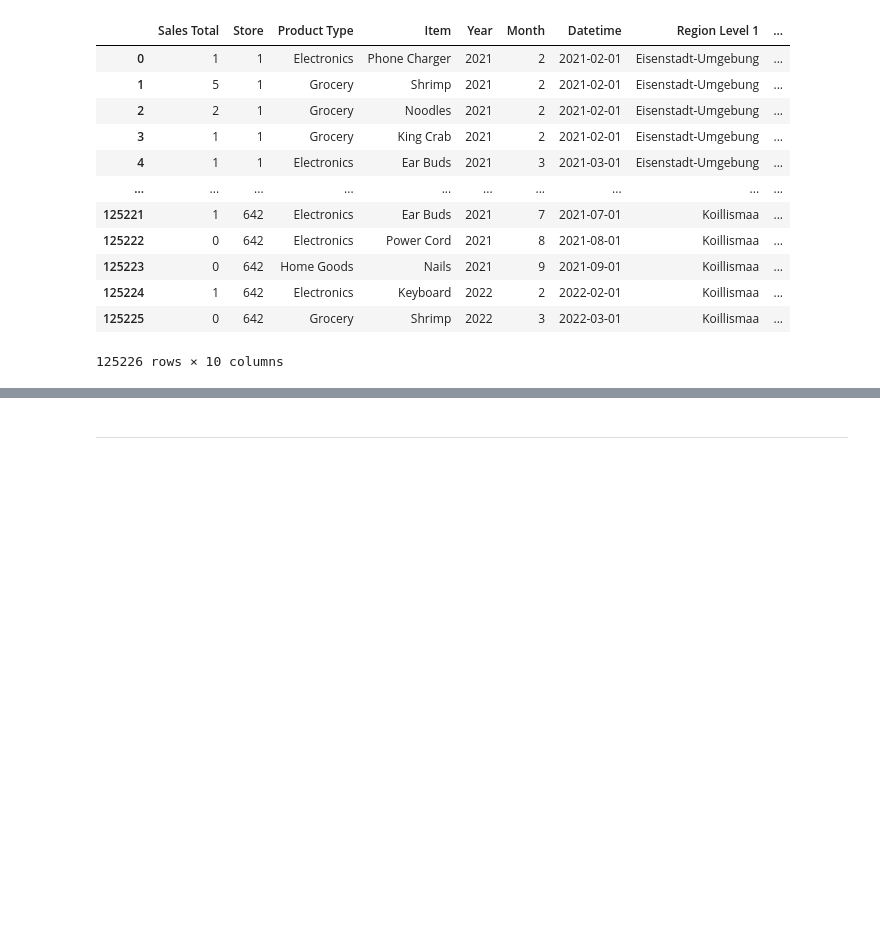
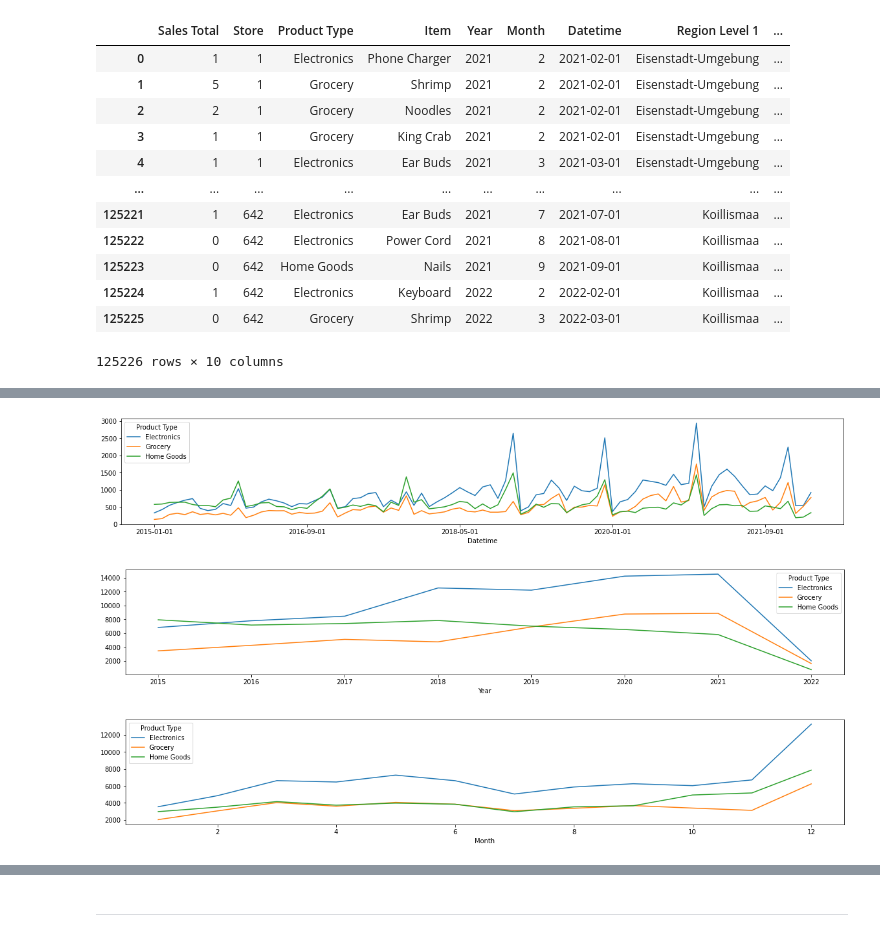
Before and after one commit to minji-o-j/Data-Science-Project, a Jupyter notebook: EDA.ipynb, the cells around one changed output, grey strips where cells are left out. Drawn from its saved outputs; the diff is of its cells as text; code cells hidden in the pictures; blank space fills up the shorter version.

Commit message:
add: retail, industry crosstab chart

```diff
--- a/EDA.ipynb
+++ b/EDA.ipynb
@@ -360,0 +381,6 @@ retail_data
+# %%
+# retail_data_to_total_df.to_csv(f"{file_path}retail_data_to_total_df.csv", index=False)
+retail_data_to_total_df = pd.read_csv(f"{file_path}retail_data_to_total_df.csv")
+# %%
+retail_date_product_type = pd.crosstab(retail_data_to_total_df['Datetime'],retail_data_to_total_df['Product Type'])#,margins=True)
+retail_date_product_type
@@ -360,0 +402,8 @@ retail_data
+# %%
+retail_date_product_type.plot(figsize=(20,3))
+pd.crosstab(retail_data_to_total_df['Year'],retail_data_to_total_df['Product Type']).plot(figsize=(20,3))
+pd.crosstab(retail_data_to_total_df['Month'],retail_data_to_total_df['Product Type']).plot(figsize=(20,3));
+# %% [output]
+[figure, added]
+[figure, added]
+[figure, added]
```
Also changed, not shown: parts of 22 cells of this notebook.
